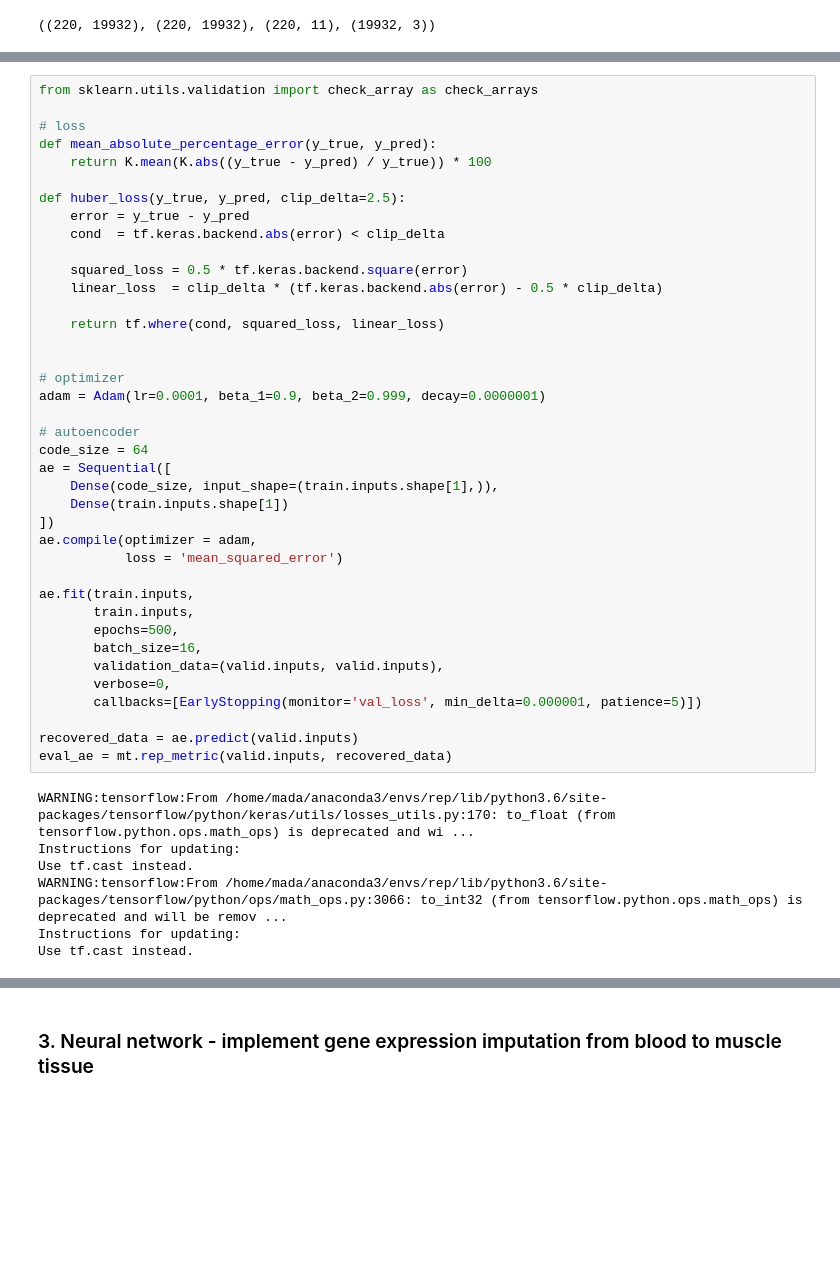
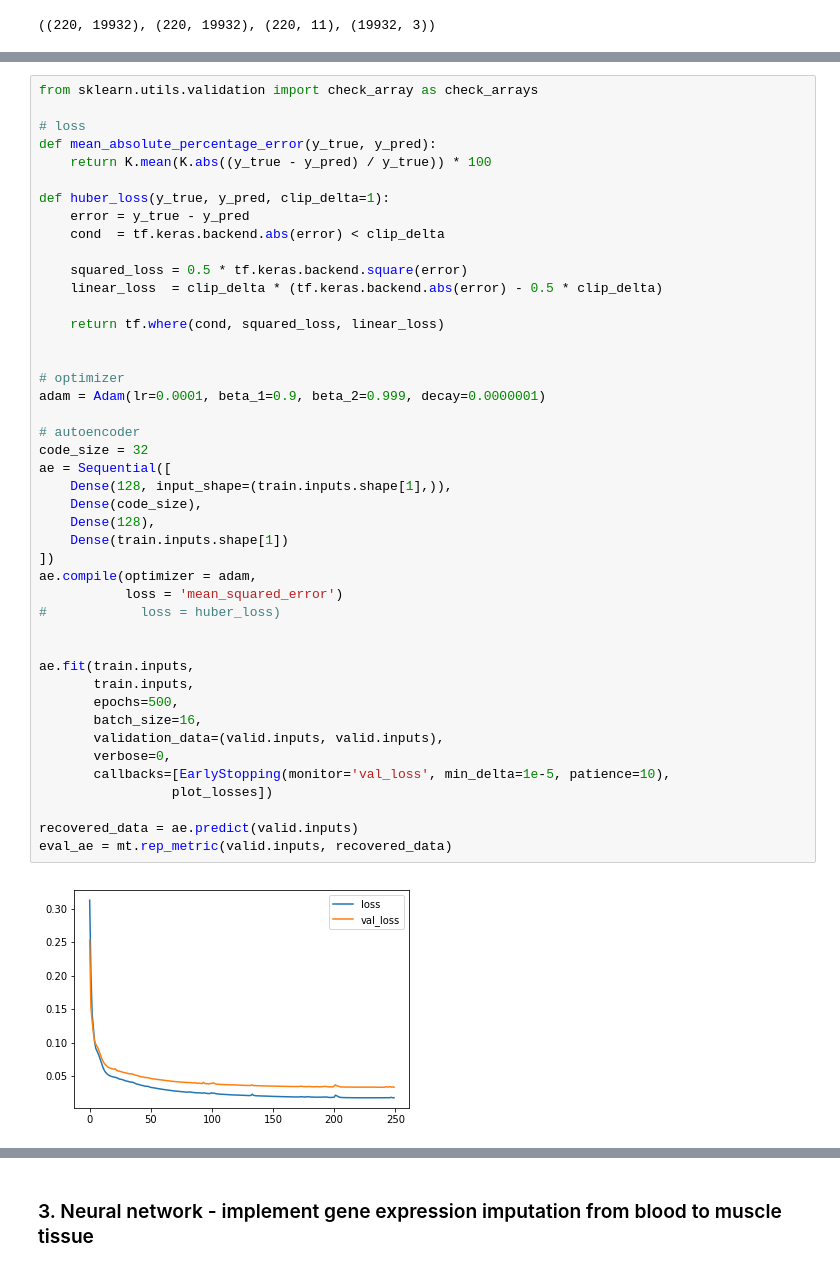
Before and after one commit to gagneurlab/rep, a Jupyter notebook: notebooks/models/4_models_nn.ipynb, the cells around one changed output, grey strips where cells are left out. Saved outputs shown, nothing was run; the diff lists cells and outputs as text; blank space fills up the shorter version.

Commit message:
#20 try embedding and dense layer

```diff
--- a/notebooks/models/4_models_nn.ipynb
+++ b/notebooks/models/4_models_nn.ipynb
@@ -131,45 +152,45 @@ from sklearn.utils.validation import check_array as check_arrays
 def mean_absolute_percentage_error(y_true, y_pred):
     return K.mean(K.abs((y_true - y_pred) / y_true)) * 100
 
-def huber_loss(y_true, y_pred, clip_delta=2.5):
+def huber_loss(y_true, y_pred, clip_delta=1):
     error = y_true - y_pred
     cond  = tf.keras.backend.abs(error) < clip_delta
 
     squared_loss = 0.5 * tf.keras.backend.square(error)
     linear_loss  = clip_delta * (tf.keras.backend.abs(error) - 0.5 * clip_delta)
 
     return tf.where(cond, squared_loss, linear_loss)
 
 
 # optimizer
 adam = Adam(lr=0.0001, beta_1=0.9, beta_2=0.999, decay=0.0000001)
 
 # autoencoder
-code_size = 64
+code_size = 32
 ae = Sequential([
-    Dense(code_size, input_shape=(train.inputs.shape[1],)),
+    Dense(128, input_shape=(train.inputs.shape[1],)),
+    Dense(code_size),
+    Dense(128),
     Dense(train.inputs.shape[1])
 ])
 ae.compile(optimizer = adam,
            loss = 'mean_squared_error')
+#            loss = huber_loss)
+
 
 ae.fit(train.inputs,
        train.inputs,
        epochs=500,
        batch_size=16,
        validation_data=(valid.inputs, valid.inputs),
        verbose=0,
-       callbacks=[EarlyStopping(monitor='val_loss', min_delta=0.000001, patience=5)])
+       callbacks=[EarlyStopping(monitor='val_loss', min_delta=1e-5, patience=10),
+                 plot_losses])
 
 recovered_data = ae.predict(valid.inputs)
 eval_ae = mt.rep_metric(valid.inputs, recovered_data)
 # %% [output]
-WARNING:tensorflow:From /home/mada/anaconda3/envs/rep/lib/python3.6/site-packages/tensorflow/python/keras/utils/losses_utils.py:170: to_float (from tensorflow.python.ops.math_ops) is deprecated and wi ...
-Instructions for updating:
-Use tf.cast instead.
-WARNING:tensorflow:From /home/mada/anaconda3/envs/rep/lib/python3.6/site-packages/tensorflow/python/ops/math_ops.py:3066: to_int32 (from tensorflow.python.ops.math_ops) is deprecated and will be remov ...
-Instructions for updating:
-Use tf.cast instead.
+[figure, added]
 # %%
 eval_ae['spearmanr']
 # %% [output]
```
Also changed, not shown: parts of 24 cells of this notebook.
